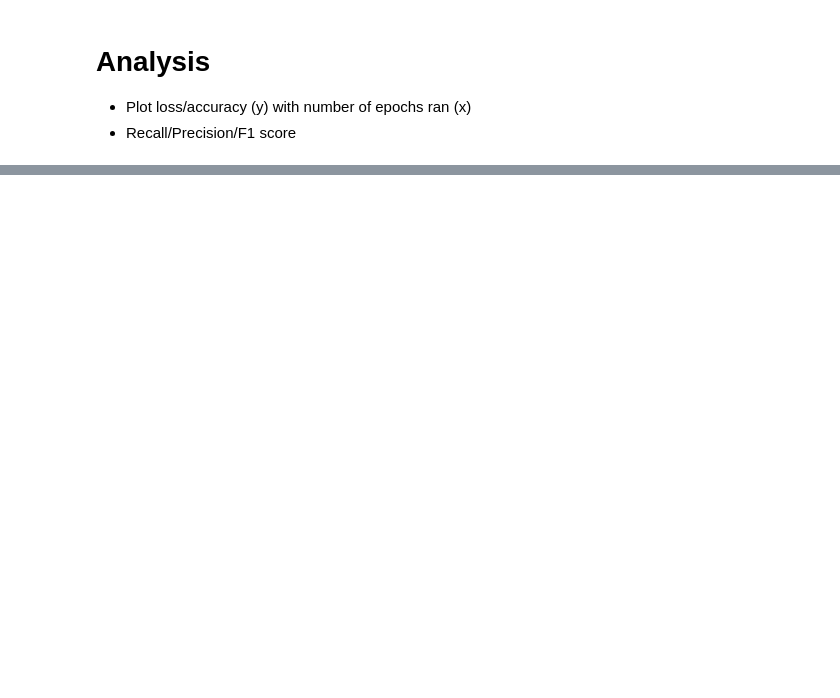
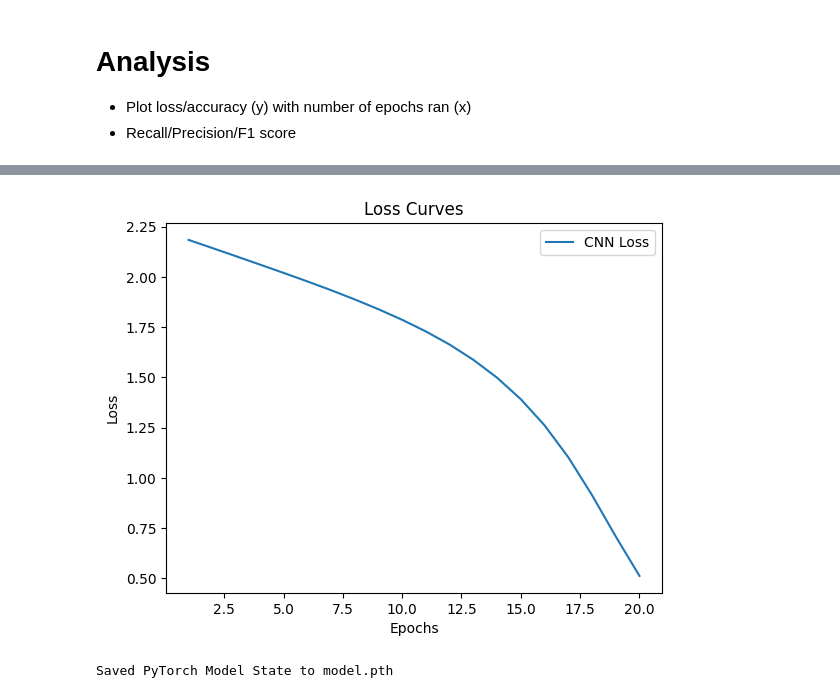
Before and after one commit to Jalen1/Retinal-Disease-Classification, a Jupyter notebook: DiseaseClassification.ipynb, the cells around one changed output, grey strips where cells are left out. Saved outputs shown, nothing was run; the diff lists cells and outputs as text; code cells hidden in the pictures; blank space fills up the shorter version.

Commit message:
Added CNN model, plot, and train function

```diff
--- a/DiseaseClassification.ipynb
+++ b/DiseaseClassification.ipynb
@@ -173,0 +207,35 @@ print(set(res['image'][0][1][0]))
+# %%
+def train(model, train_loader, loss_fn, optimizer, max_epochs=20):
+    model.train()
+    losses = []
+    for epoch in range(max_epochs):
+        epoch_loss = 0
+        for batch, data in enumerate(train_loader):
+            X, y = data['image'].to(device), data['label'].to(device)
+
+            # Compute prediction error
+            pred = model(X)
+            y = torch.argmax(y, dim=1)
+
+            loss = loss_fn(pred, y)
+
+            # Backpropagation
+            loss.backward()
+            optimizer.step()
+            optimizer.zero_grad()
+
+            epoch_loss += loss.item()
+
+        avg_loss = epoch_loss / len(train_loader)
+        losses.append(avg_loss)
+        print(f"Epoch {epoch + 1}, Loss: {avg_loss:.4f}")
+
+        # Early stopping
+        if epoch >= 3 and losses[-1] > losses[-2]:
+            print("Early stopping due to loss increase.")
+            break
+
+    return losses
+# %%
+print("Training Convolutional Neural Network")
+cnn_losses = train(cnn, train_loader, loss_fn, cnn_optimizer)
@@ -173,0 +264,17 @@ print(set(res['image'][0][1][0]))
+# %%
+import matplotlib.pyplot as plt
+
+plt.figure()
+plt.plot(range(1, len(cnn_losses) + 1), cnn_losses, label="CNN Loss")
+plt.xlabel("Epochs")
+plt.ylabel("Loss")
+plt.legend()
+plt.title("Loss Curves")
+plt.show()
+# %% [output]
+[figure, added]
+# %%
+torch.save(cnn.state_dict(), "model.pth")
+print("Saved PyTorch Model State to model.pth")
+# %% [output]
+Saved PyTorch Model State to model.pth
```
Also changed, not shown: parts of 8 cells of this notebook, 1 other file.
